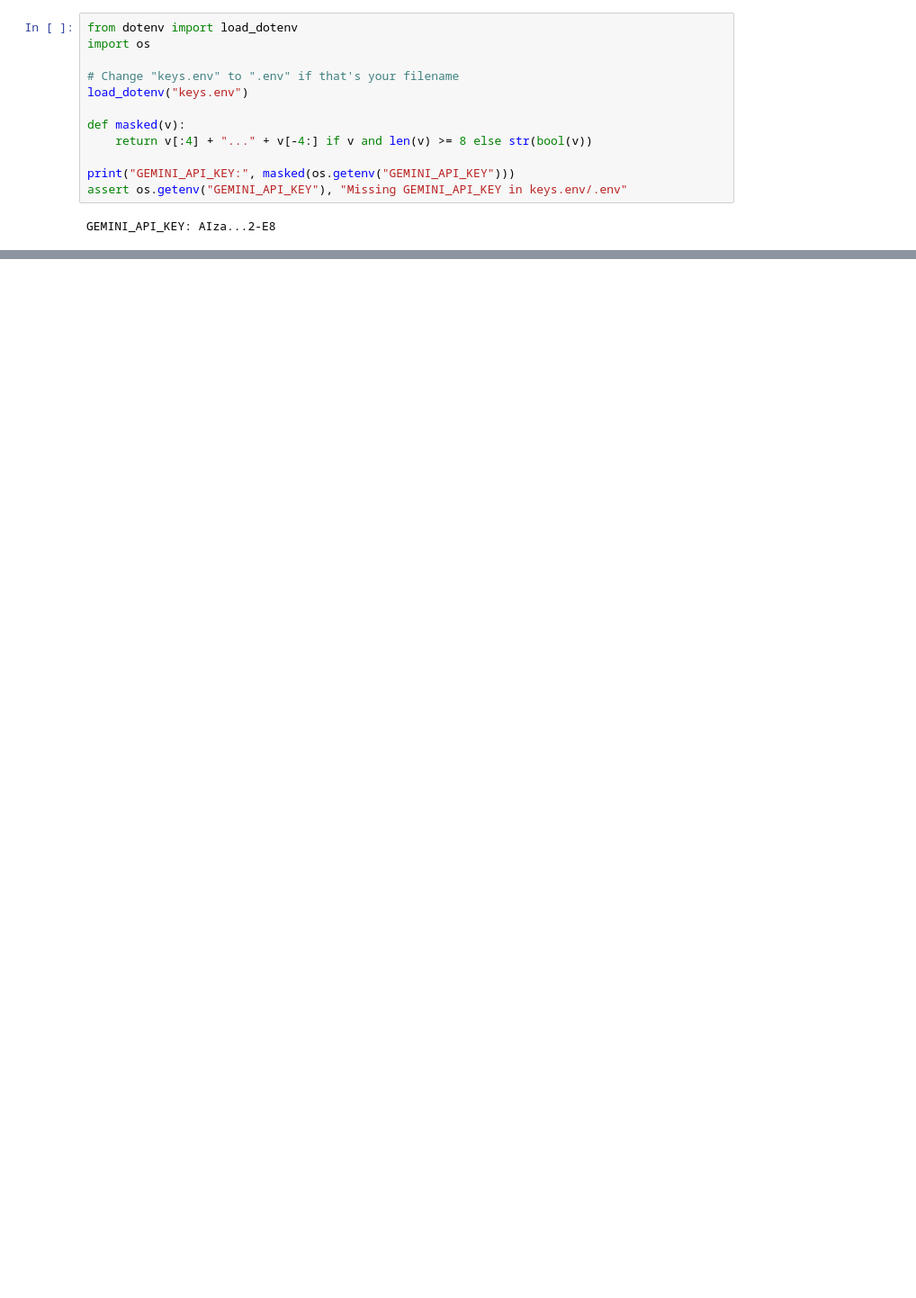
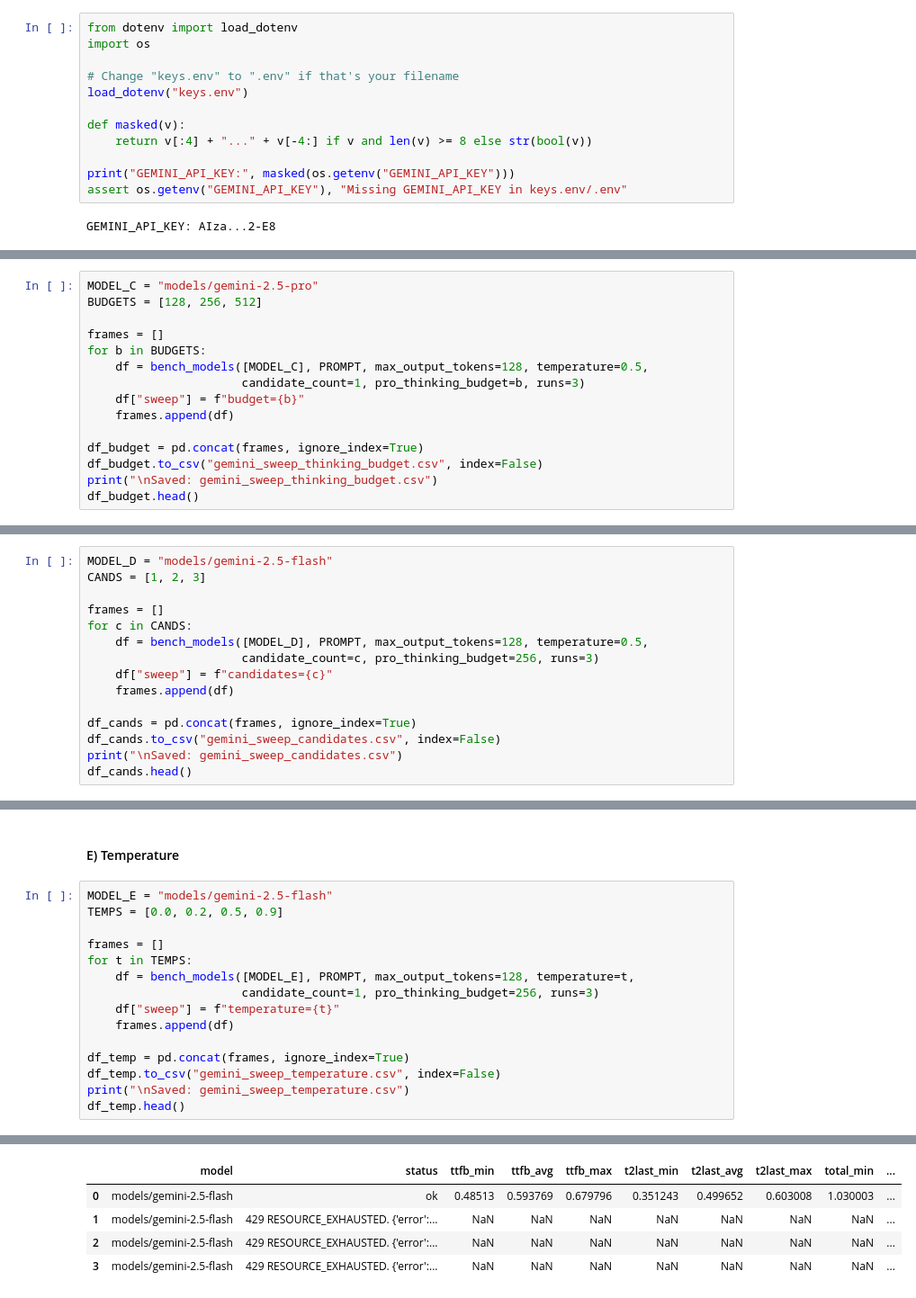
Before and after one commit to BhanutejaS/speech2speech-webapp, a Jupyter notebook: Gemini LLM Models Combarition.ipynb, the cells around one changed output, grey strips where cells are left out. Shown: that part at 90% size. Saved outputs shown, nothing was run; the diff lists cells and outputs as text; blank space fills up the shorter version.

```diff
--- a/Gemini LLM Models Combarition.ipynb
+++ b/Gemini LLM Models Combarition.ipynb
@@ -263,0 +410,15 @@ Error:
+# %%
+MODEL_C = "models/gemini-2.5-pro"
+BUDGETS = [128, 256, 512]
+
+frames = []
+for b in BUDGETS:
+    df = bench_models([MODEL_C], PROMPT, max_output_tokens=128, temperature=0.5,
+                      candidate_count=1, pro_thinking_budget=b, runs=3)
+    df["sweep"] = f"budget={b}"
+    frames.append(df)
+
+df_budget = pd.concat(frames, ignore_index=True)
+df_budget.to_csv("gemini_sweep_thinking_budget.csv", index=False)
+print("\nSaved: gemini_sweep_thinking_budget.csv")
+df_budget.head()
@@ -263,0 +449,15 @@ Error:
+# %%
+MODEL_D = "models/gemini-2.5-flash"
+CANDS = [1, 2, 3]
+
+frames = []
+for c in CANDS:
+    df = bench_models([MODEL_D], PROMPT, max_output_tokens=128, temperature=0.5,
+                      candidate_count=c, pro_thinking_budget=256, runs=3)
+    df["sweep"] = f"candidates={c}"
+    frames.append(df)
+
+df_cands = pd.concat(frames, ignore_index=True)
+df_cands.to_csv("gemini_sweep_candidates.csv", index=False)
+print("\nSaved: gemini_sweep_candidates.csv")
+df_cands.head()
@@ -263,0 +486,18 @@ Error:
+# %% [markdown]
+#### E) Temperature
+# %%
+MODEL_E = "models/gemini-2.5-flash"
+TEMPS = [0.0, 0.2, 0.5, 0.9]
+
+frames = []
+for t in TEMPS:
+    df = bench_models([MODEL_E], PROMPT, max_output_tokens=128, temperature=t,
+                      candidate_count=1, pro_thinking_budget=256, runs=3)
+    df["sweep"] = f"temperature={t}"
+    frames.append(df)
+
+df_temp = pd.concat(frames, ignore_index=True)
+df_temp.to_csv("gemini_sweep_temperature.csv", index=False)
+print("\nSaved: gemini_sweep_temperature.csv")
+df_temp.head()
+# %% [output]
@@ -263,0 +521,5 @@ Error:
+|  | model | status | ttfb_min | ttfb_avg | ttfb_max | t2last_min | t2last_avg | t2last_max | total_min | ... |
+| 0 | models/gemini-2.5-flash | ok | 0.48513 | 0.593769 | 0.679796 | 0.351243 | 0.499652 | 0.603008 | 1.030003 | ... |
+| 1 | models/gemini-2.5-flash | 429 RESOURCE_EXHAUSTED. {'error':... | NaN | NaN | NaN | NaN | NaN | NaN | NaN | ... |
+| 2 | models/gemini-2.5-flash | 429 RESOURCE_EXHAUSTED. {'error':... | NaN | NaN | NaN | NaN | NaN | NaN | NaN | ... |
+| 3 | models/gemini-2.5-flash | 429 RESOURCE_EXHAUSTED. {'error':... | NaN | NaN | NaN | NaN | NaN | NaN | NaN | ... |
```
Also changed, not shown: parts of 29 cells of this notebook.
